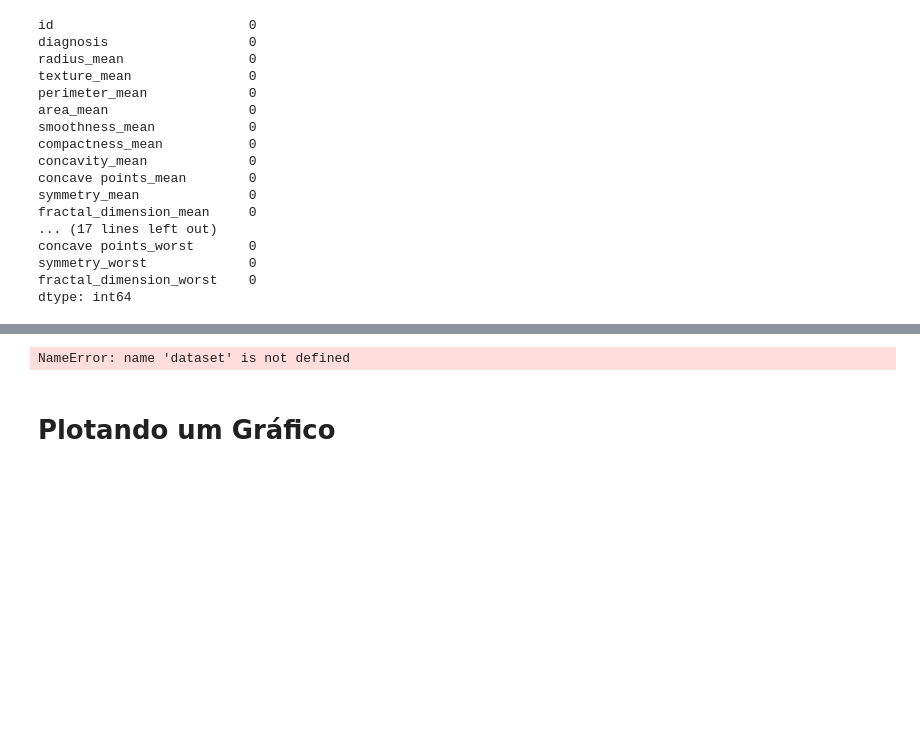
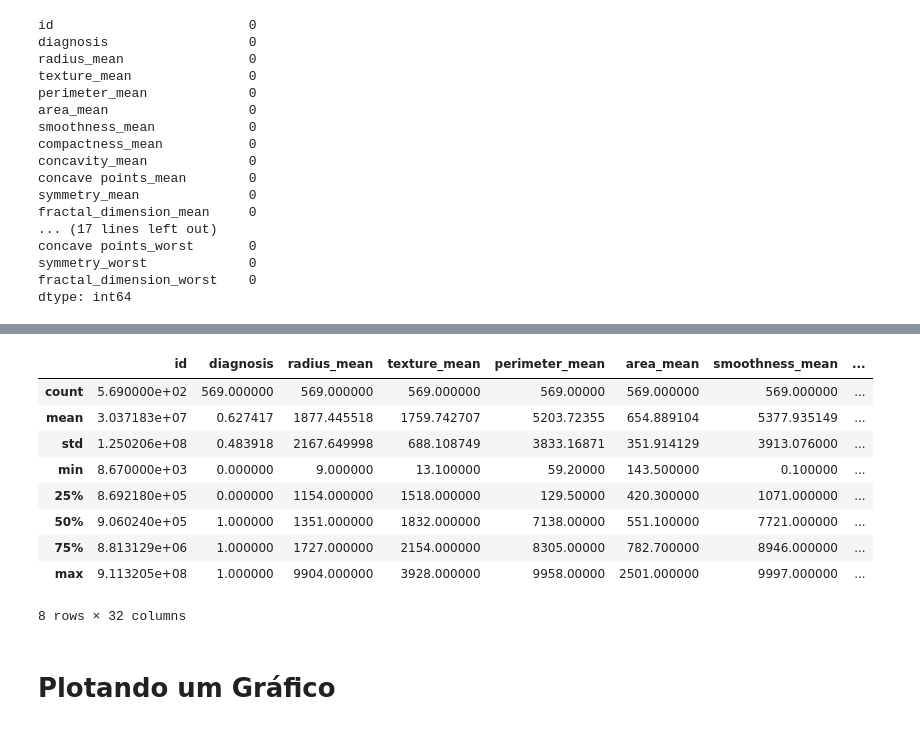
Before and after one commit to JessicaIta/Experimento_svm_sklearn, a Jupyter notebook: Experimento.ipynb, the cells around one changed output, grey strips where cells are left out. Saved outputs shown, nothing was run; the diff lists cells and outputs as text; code cells hidden in the pictures; blank space fills up the shorter version.

```diff
--- a/Experimento.ipynb
+++ b/Experimento.ipynb
@@ -91,7 +99,16 @@ dtype: int64
 # %%
-dataset.describe()
+dataCancer.describe()
 # %% [output]
+|  | id | diagnosis | radius_mean | texture_mean | perimeter_mean | area_mean | smoothness_mean | ... |
+| count | 5.690000e+02 | 569.000000 | 569.000000 | 569.000000 | 569.00000 | 569.000000 | 569.000000 | ... |
+| mean | 3.037183e+07 | 0.627417 | 1877.445518 | 1759.742707 | 5203.72355 | 654.889104 | 5377.935149 | ... |
+| std | 1.250206e+08 | 0.483918 | 2167.649998 | 688.108749 | 3833.16871 | 351.914129 | 3913.076000 | ... |
+| min | 8.670000e+03 | 0.000000 | 9.000000 | 13.100000 | 59.20000 | 143.500000 | 0.100000 | ... |
+| 25% | 8.692180e+05 | 0.000000 | 1154.000000 | 1518.000000 | 129.50000 | 420.300000 | 1071.000000 | ... |
+| 50% | 9.060240e+05 | 1.000000 | 1351.000000 | 1832.000000 | 7138.00000 | 551.100000 | 7721.000000 | ... |
+| 75% | 8.813129e+06 | 1.000000 | 1727.000000 | 2154.000000 | 8305.00000 | 782.700000 | 8946.000000 | ... |
+| max | 9.113205e+08 | 1.000000 | 9904.000000 | 3928.000000 | 9958.00000 | 2501.000000 | 9997.000000 | ... |
-NameError: name 'dataset' is not defined
+8 rows × 32 columns
 # %% [markdown]
 # Plotando um Gráfico
 # %%
```
Also changed, not shown: parts of 27 cells of this notebook.
